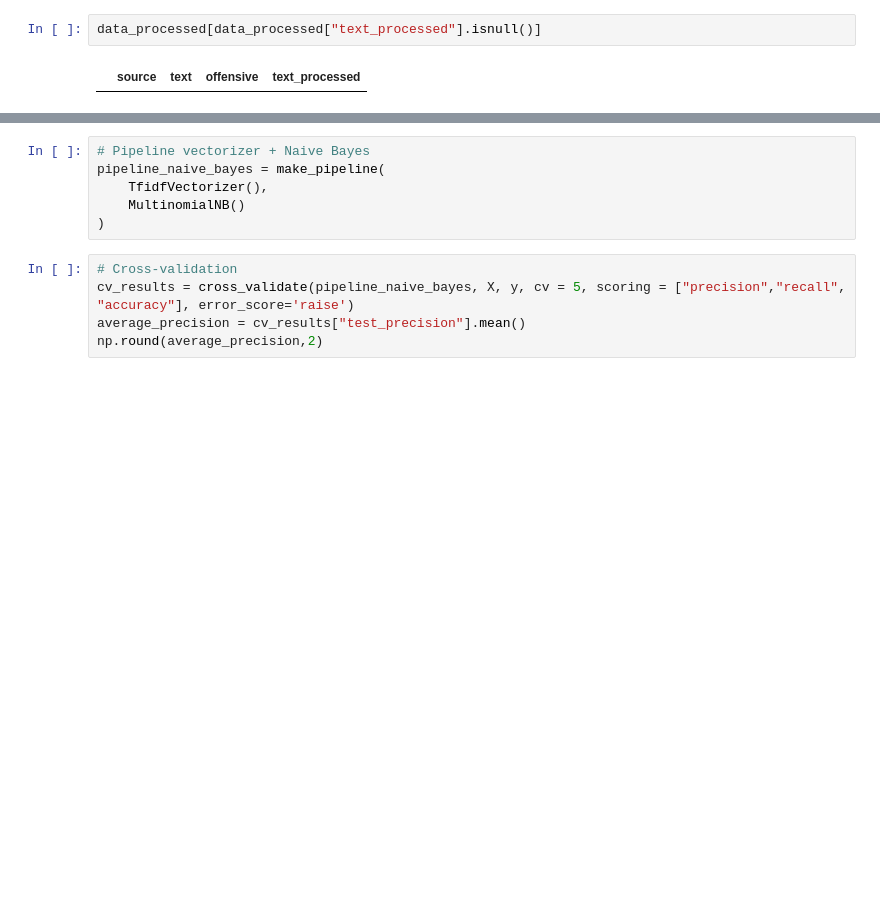
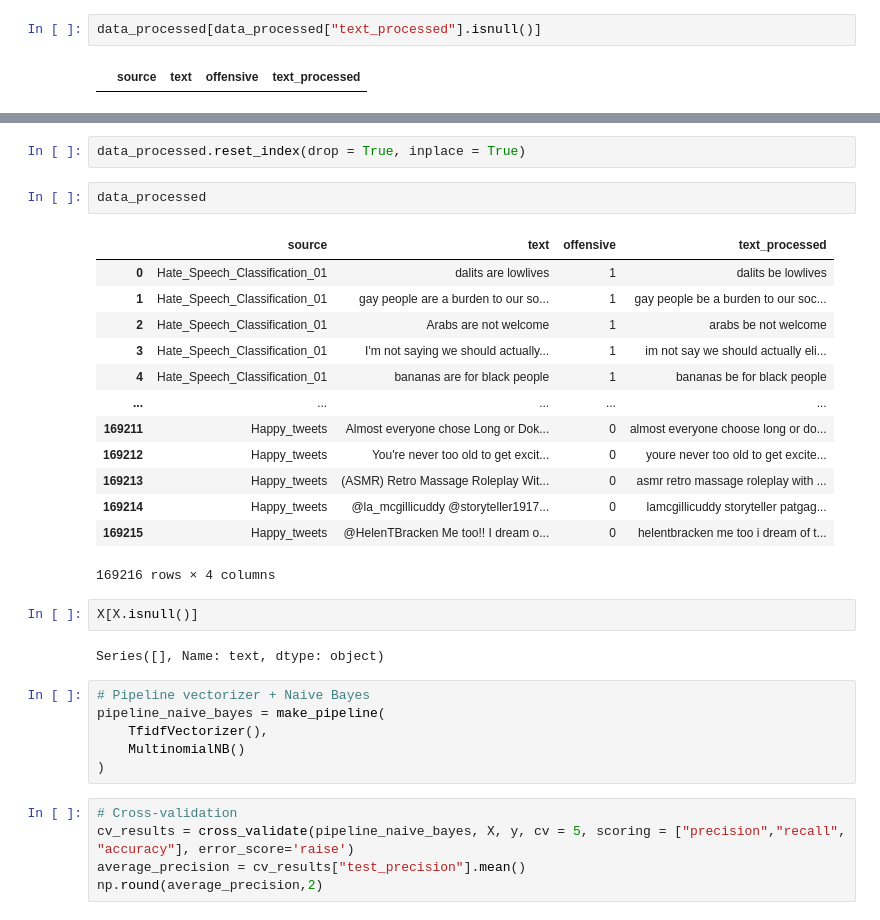
Before and after one commit to irismarechal1997/moder_ia, a Jupyter notebook: notebook/Marianne.ipynb, the cells around one changed output, grey strips where cells are left out. Saved outputs shown, nothing was run; the diff lists cells and outputs as text; blank space fills up the shorter version.

```diff
--- a/notebook/Marianne.ipynb
+++ b/notebook/Marianne.ipynb
@@ -367,3 +382,25 @@ Series([], Name: text_processed, dtype: object)
+# %%
+data_processed.reset_index(drop = True, inplace = True)
+# %%
+data_processed
+# %% [output]
+|  | source | text | offensive | text_processed |
+| 0 | Hate_Speech_Classification_01 | dalits are lowlives | 1 | dalits be lowlives |
+| 1 | Hate_Speech_Classification_01 | gay people are a burden to our so... | 1 | gay people be a burden to our soc... |
+| 2 | Hate_Speech_Classification_01 | Arabs are not welcome | 1 | arabs be not welcome |
+| 3 | Hate_Speech_Classification_01 | I'm not saying we should actually... | 1 | im not say we should actually eli... |
+| 4 | Hate_Speech_Classification_01 | bananas are for black people | 1 | bananas be for black people |
+| ... | ... | ... | ... | ... |
+| 169211 | Happy_tweets | Almost everyone chose Long or Dok... | 0 | almost everyone choose long or do... |
+| 169212 | Happy_tweets | You're never too old to get excit... | 0 | youre never too old to get excite... |
+| 169213 | Happy_tweets | (ASMR) Retro Massage Roleplay Wit... | 0 | asmr retro massage roleplay with ... |
+| 169214 | Happy_tweets | @la_mcgillicuddy @storyteller1917... | 0 | lamcgillicuddy storyteller patgag... |
+| 169215 | Happy_tweets | @HelenTBracken Me too!! I dream o... | 0 | helentbracken me too i dream of t... |
+169216 rows × 4 columns
+# %%
+X[X.isnull()]
+# %% [output]
+Series([], Name: text, dtype: object)
 # %%
 # Pipeline vectorizer + Naive Bayes
 pipeline_naive_bayes = make_pipeline(
```
Also changed, not shown: parts of 16 cells of this notebook, 14 other files.
